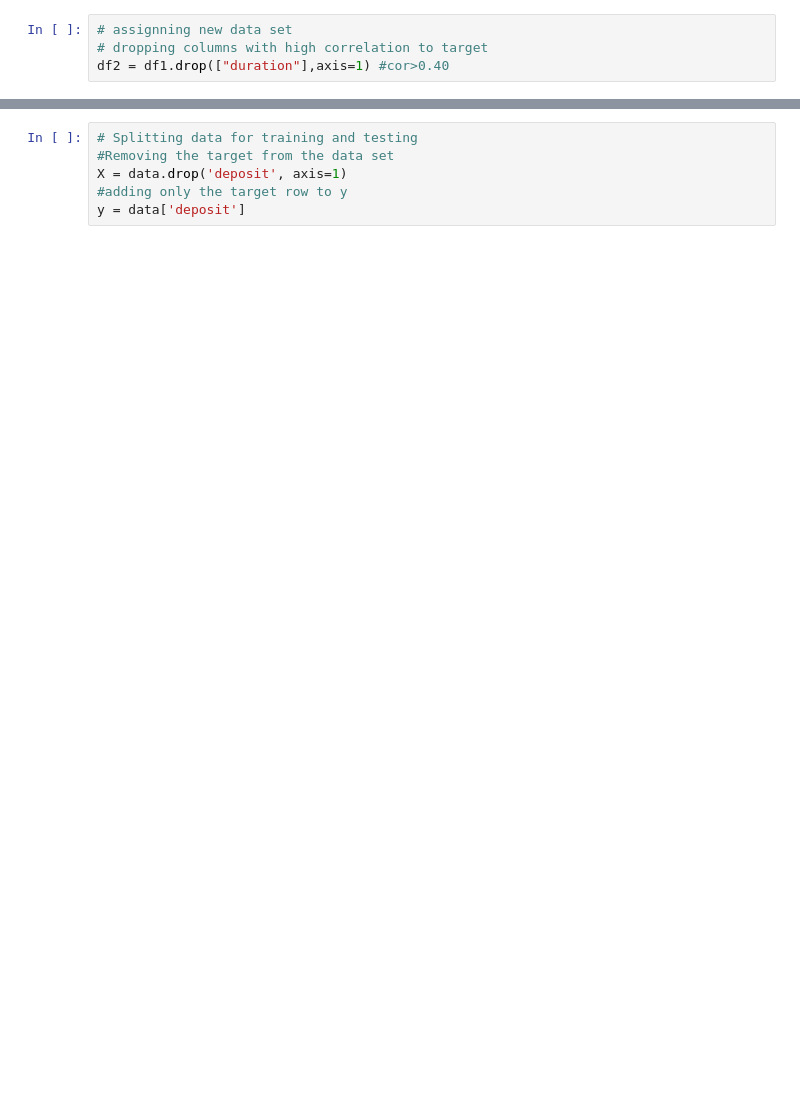
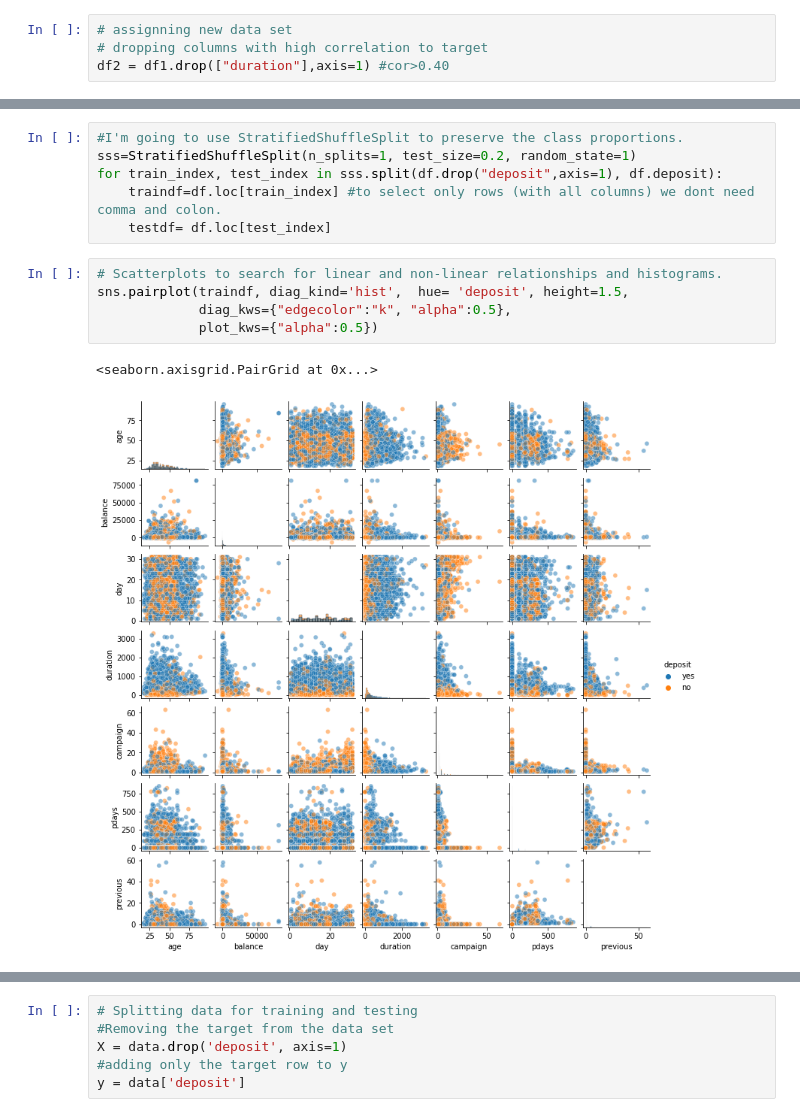
Before and after one commit to OmarEmad313/Bank-Marketing-Campaign, a Jupyter notebook: Bank_Marketing_Campaign.ipynb, the cells around one changed output, grey strips where cells are left out. Cells and saved outputs as stored; diff of their text form; blank space fills up the shorter version.

Commit message:
More data visualization and analysis, SVM Implementation

```diff
--- a/Bank_Marketing_Campaign.ipynb
+++ b/Bank_Marketing_Campaign.ipynb
@@ -93,0 +147,14 @@ print(y_counts)
+# %%
+#I'm going to use StratifiedShuffleSplit to preserve the class proportions.
+sss=StratifiedShuffleSplit(n_splits=1, test_size=0.2, random_state=1)
+for train_index, test_index in sss.split(df.drop("deposit",axis=1), df.deposit):
+    traindf=df.loc[train_index] #to select only rows (with all columns) we dont need comma and colon.
+    testdf= df.loc[test_index]
+# %%
+# Scatterplots to search for linear and non-linear relationships and histograms.
+sns.pairplot(traindf, diag_kind='hist',  hue= 'deposit', height=1.5,
+             diag_kws={"edgecolor":"k", "alpha":0.5},
+             plot_kws={"alpha":0.5})
+# %% [output]
+<seaborn.axisgrid.PairGrid at 0x...>
+[figure, added]
```
Also changed, not shown: parts of 19 cells of this notebook.
